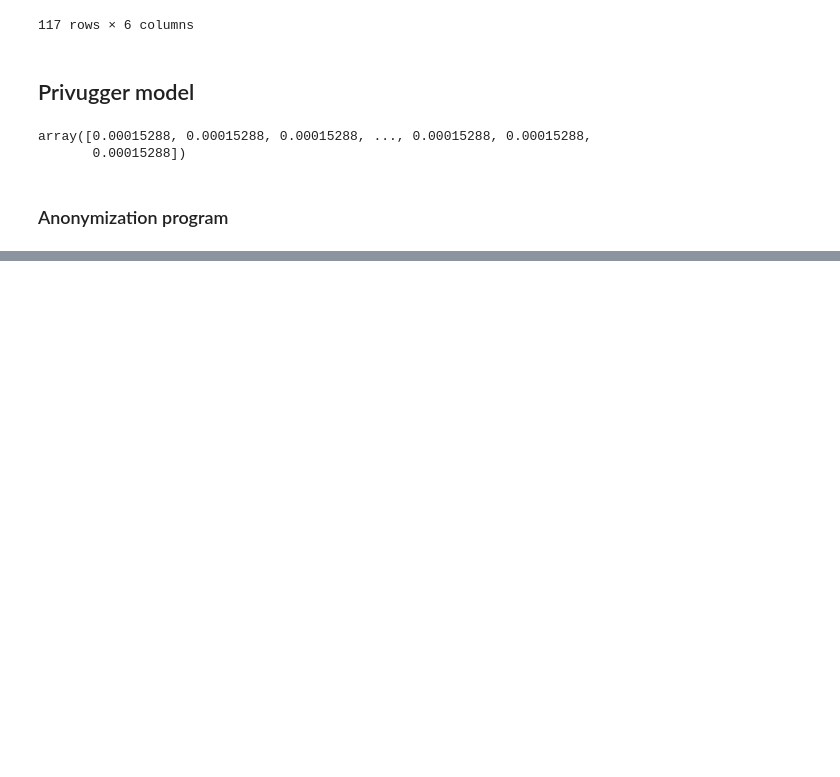
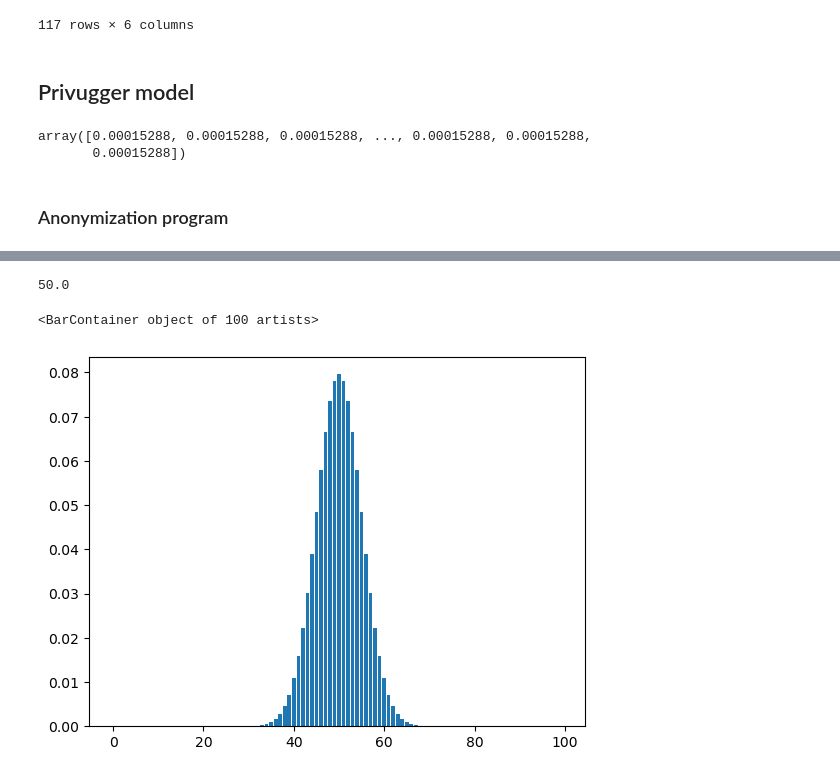
Before and after one commit to itu-square/privugger, a Jupyter notebook: docs/tutorials/location/location.ipynb, the cells around one changed output, grey strips where cells are left out. Drawn from its saved outputs; the diff is of its cells as text; code cells hidden in the pictures; blank space fills up the shorter version.

```diff
--- a/docs/tutorials/location/location.ipynb
+++ b/docs/tutorials/location/location.ipynb
@@ -149,0 +188,14 @@ plot_sim(trace, ax, "TBA")
+# %%
+from scipy.stats import binom
+import numpy as np
+import matplotlib.pyplot as plt
+
+p = 0.5
+N = 100
+print(p*N)
+x = np.arange(0,100,step=1)
+plt.bar(x, binom(p=p, n=N).pmf(x))
+# %% [output]
+50.0
+<BarContainer object of 100 artists>
+[figure, added]
```
Also changed, not shown: parts of 7 cells of this notebook, 4 other files.
